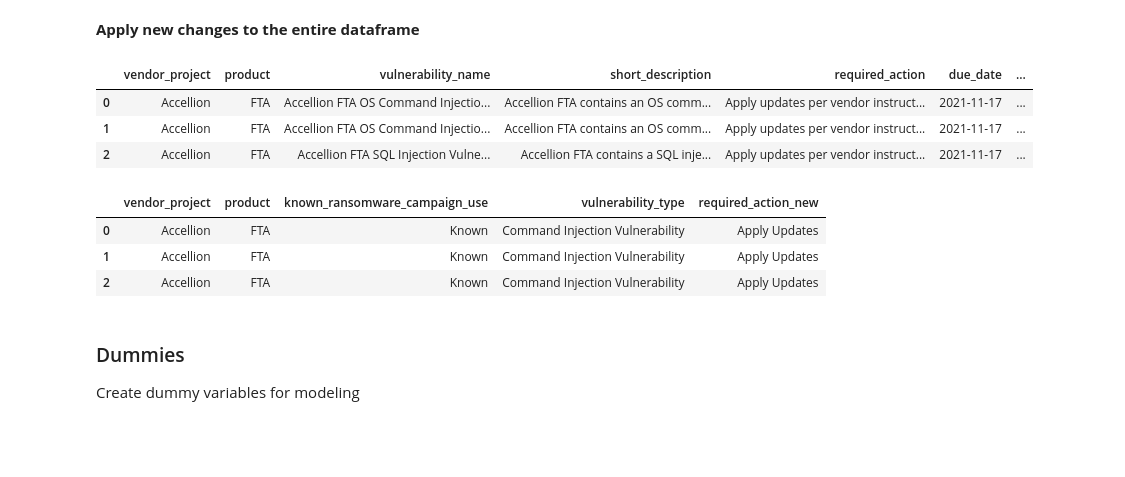
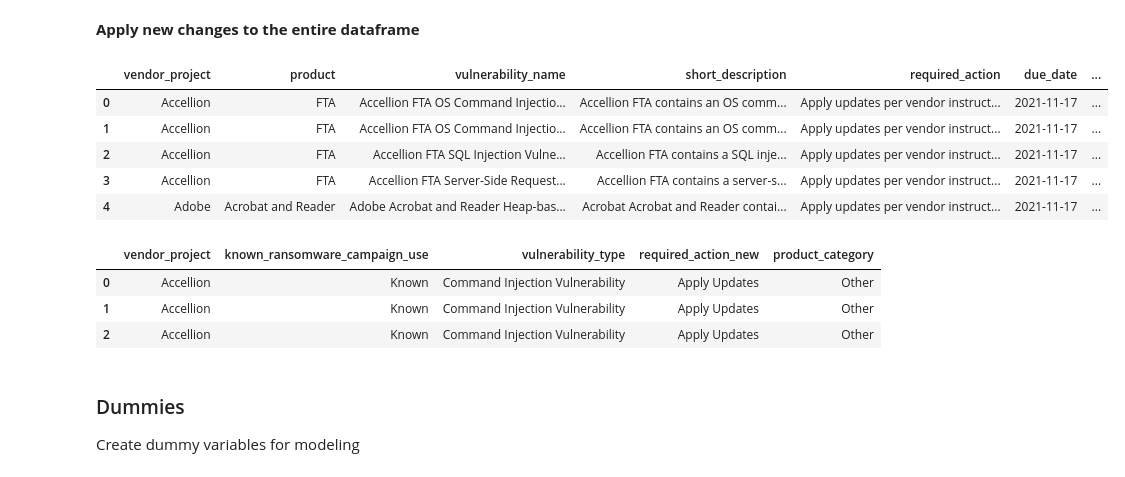
Before and after one commit to MigashaneVictoire/kev, a Jupyter notebook: wrangle.ipynb, the cells around one changed output. Cells and saved outputs as stored; diff of their text form; code cells hidden in the pictures; blank space fills up the shorter version.

```diff
--- a/wrangle.ipynb
+++ b/wrangle.ipynb
@@ -752,21 +669,24 @@ Name: count, dtype: int64
 # %%
 df = feature_eng_vul_names(df)
 df = feature_eng_req_actions(df)
-df.head(3)
+df["product_category"] = df["product"].apply(map_product_groups)
+df.head()
 # %% [output]
 |  | vendor_project | product | vulnerability_name | short_description | required_action | due_date | ... |
 | 0 | Accellion | FTA | Accellion FTA OS Command Injectio... | Accellion FTA contains an OS comm... | Apply updates per vendor instruct... | 2021-11-17 | ... |
 | 1 | Accellion | FTA | Accellion FTA OS Command Injectio... | Accellion FTA contains an OS comm... | Apply updates per vendor instruct... | 2021-11-17 | ... |
 | 2 | Accellion | FTA | Accellion FTA SQL Injection Vulne... | Accellion FTA contains a SQL inje... | Apply updates per vendor instruct... | 2021-11-17 | ... |
+| 3 | Accellion | FTA | Accellion FTA Server-Side Request... | Accellion FTA contains a server-s... | Apply updates per vendor instruct... | 2021-11-17 | ... |
+| 4 | Adobe | Acrobat and Reader | Adobe Acrobat and Reader Heap-bas... | Acrobat Acrobat and Reader contai... | Apply updates per vendor instruct... | 2021-11-17 | ... |
 # %%
 # remove columns not needed
-df = df.drop(columns=["notes", "short_description", "vulnerability_name", "due_date", "required_action"])
+df = df.drop(columns=["notes", "short_description", "vulnerability_name", "due_date", "required_action", "product"])
 df.head(3)
 # %% [output]
-|  | vendor_project | product | known_ransomware_campaign_use | vulnerability_type | required_action_new |
-| 0 | Accellion | FTA | Known | Command Injection Vulnerability | Apply Updates |
-| 1 | Accellion | FTA | Known | Command Injection Vulnerability | Apply Updates |
-| 2 | Accellion | FTA | Known | Command Injection Vulnerability | Apply Updates |
+|  | vendor_project | known_ransomware_campaign_use | vulnerability_type | required_action_new | product_category |
+| 0 | Accellion | Known | Command Injection Vulnerability | Apply Updates | Other |
+| 1 | Accellion | Known | Command Injection Vulnerability | Apply Updates | Other |
+| 2 | Accellion | Known | Command Injection Vulnerability | Apply Updates | Other |
 # %% [markdown]
 ### Dummies
 
```
Also changed, not shown: parts of 17 cells of this notebook.
